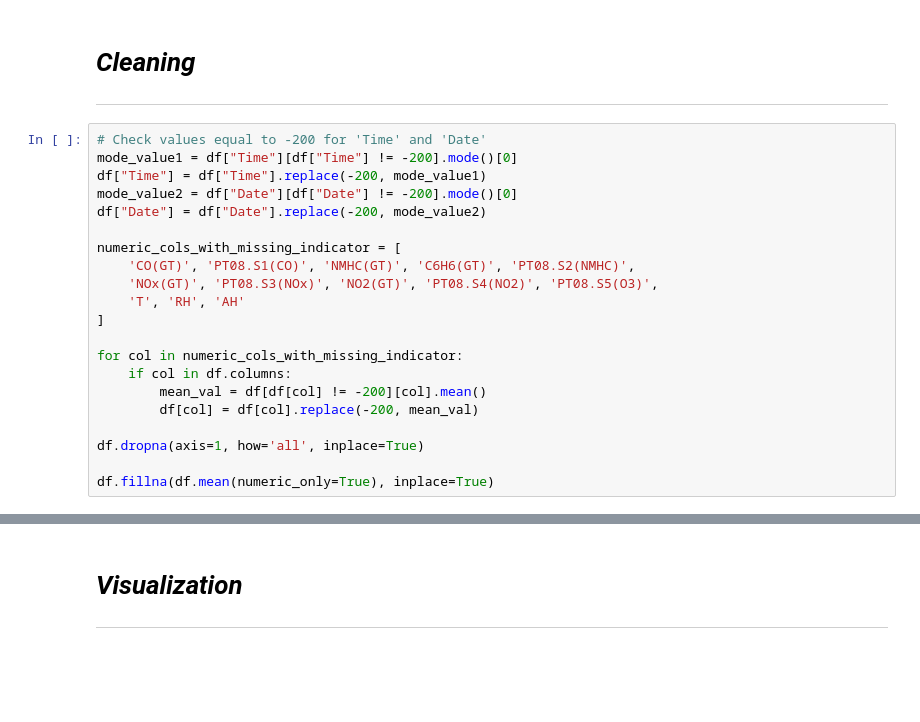
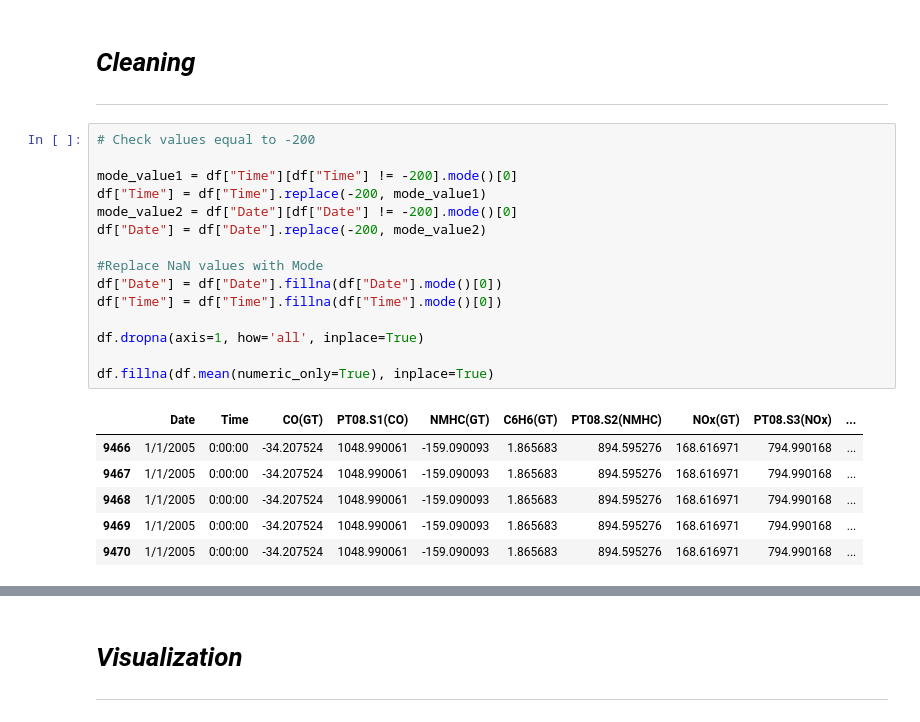
Before and after one commit to namharledba/Air-Quality-Prediction-Dashboard-, a Jupyter notebook: DataAnalysisFile.ipynb, the cells around one changed output, grey strips where cells are left out. Saved outputs shown, nothing was run; the diff lists cells and outputs as text; blank space fills up the shorter version.

```diff
--- a/DataAnalysisFile.ipynb
+++ b/DataAnalysisFile.ipynb
@@ -62,26 +87,27 @@ df.describe()
 
 ---
 # %%
-# Check values equal to -200 for 'Time' and 'Date'
+# Check values equal to -200
+
 mode_value1 = df["Time"][df["Time"] != -200].mode()[0]
 df["Time"] = df["Time"].replace(-200, mode_value1)
 mode_value2 = df["Date"][df["Date"] != -200].mode()[0]
 df["Date"] = df["Date"].replace(-200, mode_value2)
 
-numeric_cols_with_missing_indicator = [
-    'CO(GT)', 'PT08.S1(CO)', 'NMHC(GT)', 'C6H6(GT)', 'PT08.S2(NMHC)',
-    'NOx(GT)', 'PT08.S3(NOx)', 'NO2(GT)', 'PT08.S4(NO2)', 'PT08.S5(O3)',
-    'T', 'RH', 'AH'
-]
-
-for col in numeric_cols_with_missing_indicator:
-    if col in df.columns:
-        mean_val = df[df[col] != -200][col].mean()
-        df[col] = df[col].replace(-200, mean_val)
+#Replace NaN values with Mode
+df["Date"] = df["Date"].fillna(df["Date"].mode()[0])
+df["Time"] = df["Time"].fillna(df["Time"].mode()[0])
 
 df.dropna(axis=1, how='all', inplace=True)
 
 df.fillna(df.mean(numeric_only=True), inplace=True)
+# %% [output]
+|  | Date | Time | CO(GT) | PT08.S1(CO) | NMHC(GT) | C6H6(GT) | PT08.S2(NMHC) | NOx(GT) | PT08.S3(NOx) | ... |
+| 9466 | 1/1/2005 | 0:00:00 | -34.207524 | 1048.990061 | -159.090093 | 1.865683 | 894.595276 | 168.616971 | 794.990168 | ... |
+| 9467 | 1/1/2005 | 0:00:00 | -34.207524 | 1048.990061 | -159.090093 | 1.865683 | 894.595276 | 168.616971 | 794.990168 | ... |
+| 9468 | 1/1/2005 | 0:00:00 | -34.207524 | 1048.990061 | -159.090093 | 1.865683 | 894.595276 | 168.616971 | 794.990168 | ... |
+| 9469 | 1/1/2005 | 0:00:00 | -34.207524 | 1048.990061 | -159.090093 | 1.865683 | 894.595276 | 168.616971 | 794.990168 | ... |
+| 9470 | 1/1/2005 | 0:00:00 | -34.207524 | 1048.990061 | -159.090093 | 1.865683 | 894.595276 | 168.616971 | 794.990168 | ... |
 # %%
 df.duplicated().sum() # checking for duplication
 df.drop_duplicates(inplace=True) #remove duplication
```
Also changed, not shown: parts of 14 cells of this notebook.
